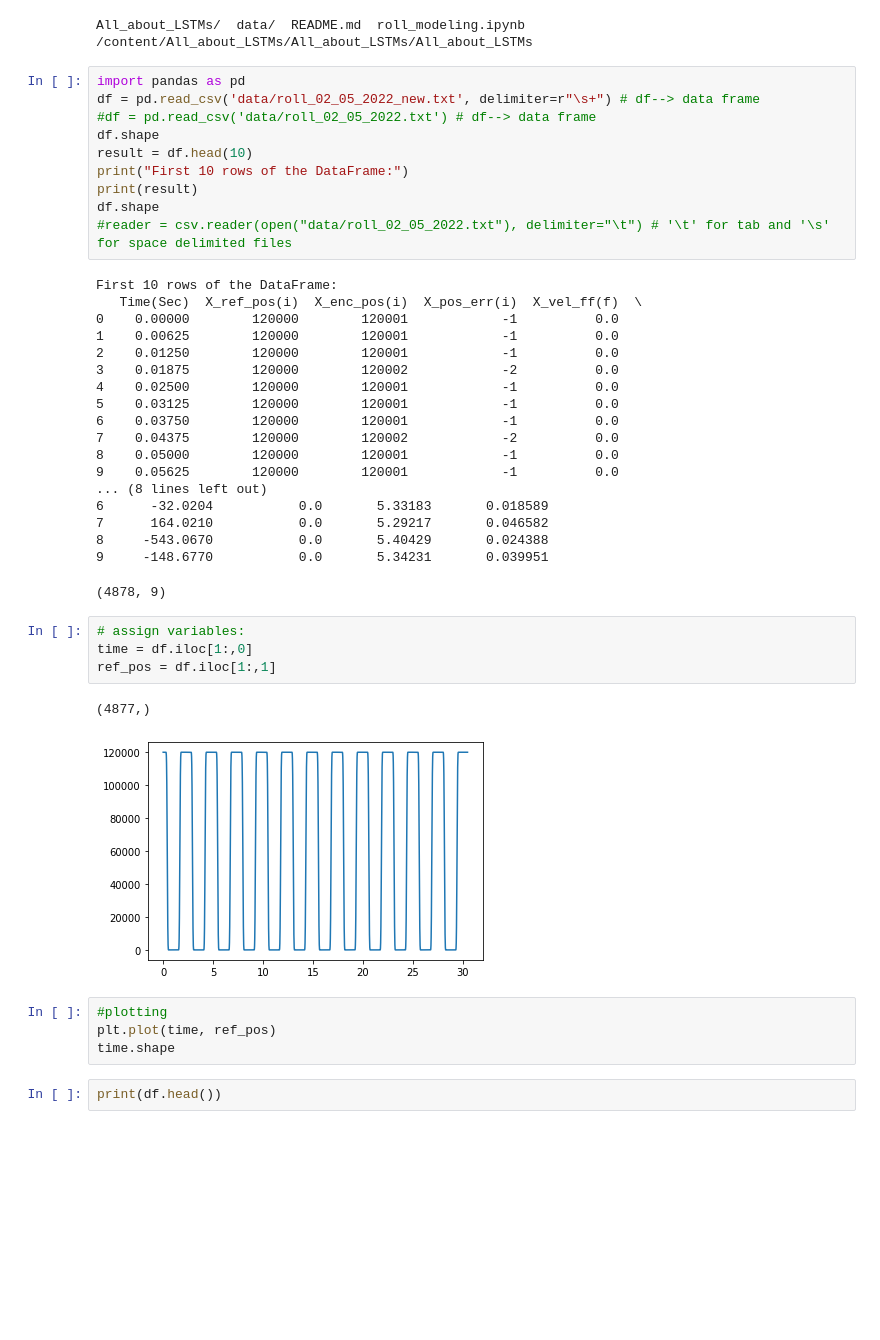
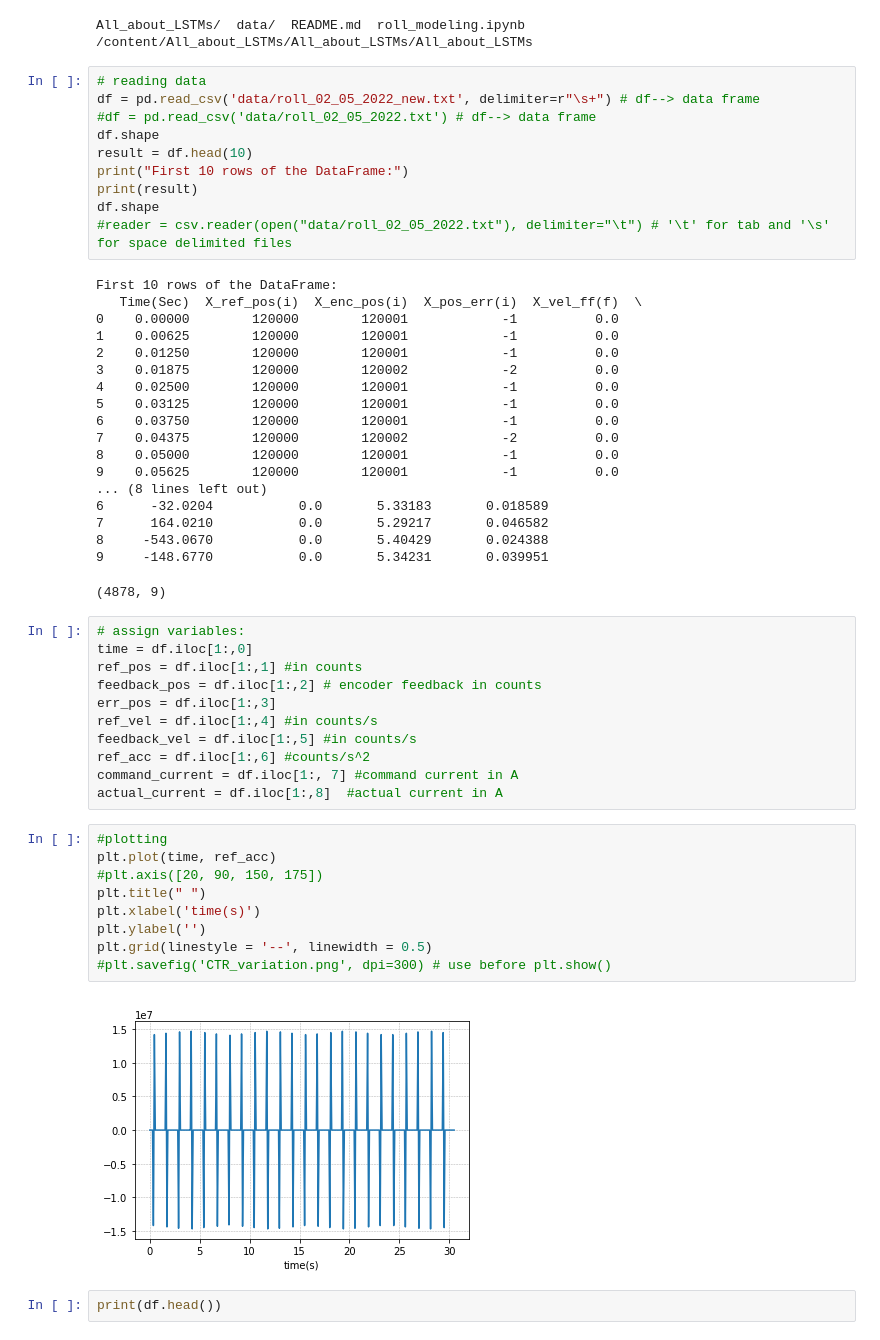
Before and after one commit to puneet-panwar/All_about_LSTMs, a Jupyter notebook: roll_modeling.ipynb, the cells around one changed output. Saved outputs shown, nothing was run; the diff lists cells and outputs as text; blank space fills up the shorter version.

```diff
--- a/roll_modeling.ipynb
+++ b/roll_modeling.ipynb
@@ -19,7 +20,7 @@ import matplotlib.pyplot as plt
 All_about_LSTMs/  data/  README.md  roll_modeling.ipynb
 /content/All_about_LSTMs/All_about_LSTMs/All_about_LSTMs
 # %%
-import pandas as pd
+# reading data
 df = pd.read_csv('data/roll_02_05_2022_new.txt', delimiter=r"\s+") # df--> data frame
 #df = pd.read_csv('data/roll_02_05_2022.txt') # df--> data frame
 df.shape
@@ -47,17 +48,28 @@ First 10 rows of the DataFrame:
 8     -543.0670           0.0       5.40429       0.024388
 9     -148.6770           0.0       5.34231       0.039951
 (4878, 9)
-# %%
-# assign variables:
-time = df.iloc[1:,0]
-ref_pos = df.iloc[1:,1]
-# %% [output]
-(4877,)
-[figure, removed]
-# %%
-#plotting
-plt.plot(time, ref_pos)
-time.shape
+# %%
+# assign variables:
+time = df.iloc[1:,0]
+ref_pos = df.iloc[1:,1] #in counts
+feedback_pos = df.iloc[1:,2] # encoder feedback in counts
+err_pos = df.iloc[1:,3]
+ref_vel = df.iloc[1:,4] #in counts/s
+feedback_vel = df.iloc[1:,5] #in counts/s
+ref_acc = df.iloc[1:,6] #counts/s^2
+command_current = df.iloc[1:, 7] #command current in A
+actual_current = df.iloc[1:,8]  #actual current in A
+# %%
+#plotting
+plt.plot(time, ref_acc)
+#plt.axis([20, 90, 150, 175])
+plt.title(" ")
+plt.xlabel('time(s)')
+plt.ylabel('')
+plt.grid(linestyle = '--', linewidth = 0.5)
+#plt.savefig('CTR_variation.png', dpi=300) # use before plt.show()
+# %% [output]
+[figure, added]
 # %%
 print(df.head())
 # %% [output]
```
Also changed, not shown: parts of 1 cell of this notebook.
